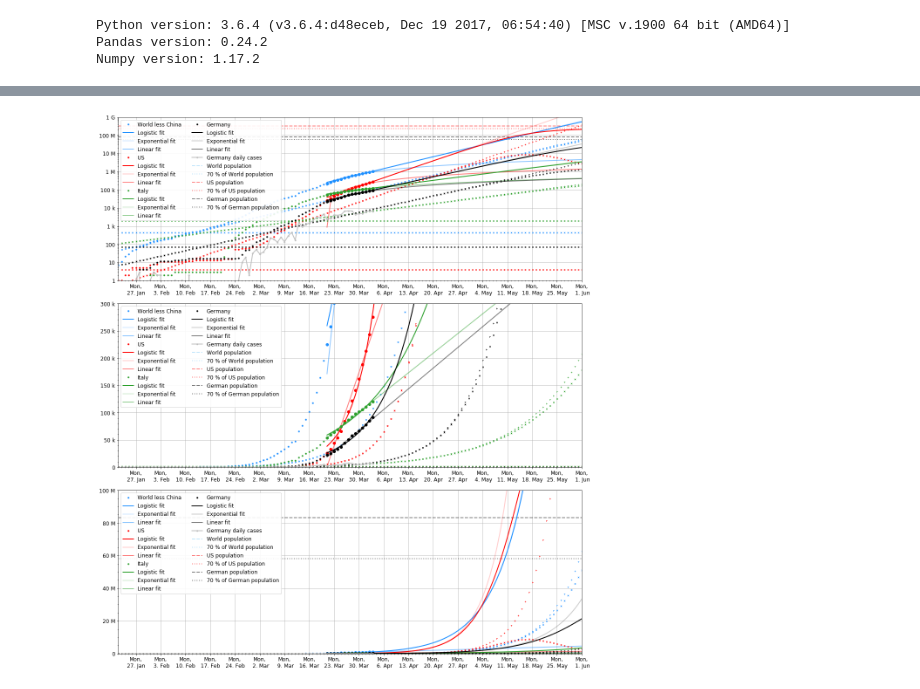
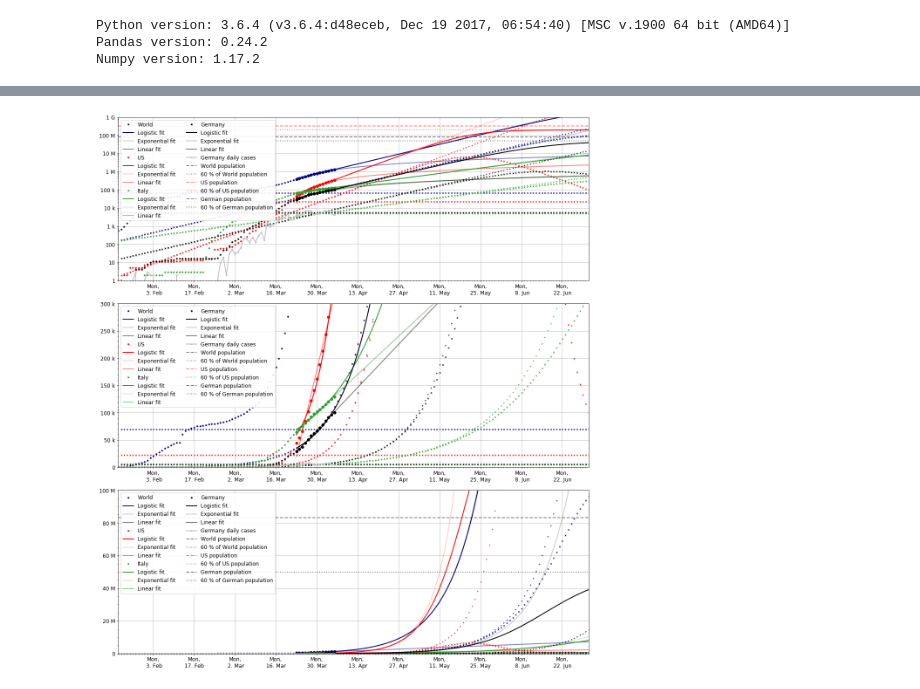
Before and after one commit to Maltev-git/Covid19-plots, a Jupyter notebook: Covid-19 predictions.ipynb, the cells around one changed output, grey strips where cells are left out. Cells and saved outputs as stored; diff of their text form; code cells hidden in the pictures.

Commit message:
update; updated sources; added link to Priesemann group; extended time scale to end of July

```diff
--- a/Covid-19 predictions.ipynb
+++ b/Covid-19 predictions.ipynb
@@ -831,4 +852,10 @@ fig.savefig("plots/plot_covid19_timeseries_logistic_fit.png")
 # %%
+# plot time series
+import matplotlib.dates as mdates
+months = mdates.MonthLocator()  # every month
+weeks = mdates.WeekdayLocator(byweekday=0, interval=2)  # every week
+days = mdates.DayLocator()  # every day
+
 # predictions for Germany
 # both exp and logistic fits
 # logistic with 100% and 70% population ceiling
@@ -839,7 +866,8 @@ from scipy import optimize
 from matplotlib.ticker import EngFormatter
 
 xmin = "2020-01-22"
-xmax = "2020-06-01"
+xmax = "2020-07-01"
+pop_ratio = 0.6
 
 def exp_func(x, a, b):
     return a * np.exp(b * x)
@@ -848,13 +876,13 @@ def logistic_func(x, a, b, x0):
     return a / (1 + np.exp(-b * (x - x0)))
 
 def logistic_func_de(x, b, x0):
-    return population_de * 0.7 / (1 + np.exp(-b * (x - x0)))
+    return population_de * pop_ratio / (1 + np.exp(-b * (x - x0)))
 def logistic_func_us(x, b, x0):
-    return population_us * 0.7 / (1 + np.exp(-b * (x - x0)))
+    return population_us * pop_ratio / (1 + np.exp(-b * (x - x0)))
 def logistic_func_it(x, b, x0):
-    return population_it * 0.7 / (1 + np.exp(-b * (x - x0)))
+    return population_it * pop_ratio / (1 + np.exp(-b * (x - x0)))
 def logistic_func_world(x, b, x0):
-    return population_world * 0.7 / (1 + np.exp(-b * (x - x0)))
+    return population_world * pop_ratio / (1 + np.exp(-b * (x - x0)))
 logistic_func_fixed =[logistic_func_world, logistic_func_us, logistic_func_it, logistic_func_de]
 
 def linear_func(x, a, x0):
@@ -867,8 +895,8 @@ x_pred_duration_dates = pd.date_range('2020-01-22', periods=pred_duration, freq=
 pred_range_de = slice(pred_duration, None)
 
 # fit exponential function to all regions
-regions = ["World less China", "US", "Italy", "Germany"]
-regions_lc = [lc4, lc2, lc3, lc10]
+regions = ["World", "US", "Italy", "Germany"]
+regions_lc = [lc8, lc2, lc3, lc10]
 regions_fit_ranges = [slice(-14, None), slice(-14, None), slice(-14, None), slice(-14, None)]
 regions_x_pred_plot_ranges = [slice(data_df["#"][item][0], None) for item in regions_fit_ranges]
 exp_params = []
@@ -878,12 +906,12 @@ calculations_df = pd.DataFrame(index=x_pred_duration_dates)
 for i, region in enumerate(regions):
     x_data = data_df["#"][regions_fit_ranges[i]]
     y_data = data_df[region][regions_fit_ranges[i]]
-    exp_params.append(optimize.curve_fit(exp_func, x_data, y_data, p0=[1, 0.05])[0])
-    logistic_params.append(optimize.curve_fit(logistic_func_fixed[i], x_data, y_data, p0=[0.01, 0.01])[0])
-    linear_params.append(optimize.curve_fit(linear_func, x_data, y_data, p0=[1.1, 0.1])[0])
+    exp_params.append(optimize.curve_fit(exp_func, x_data, y_data, p0=[200, 0.1])[0])
+    logistic_params.append(optimize.curve_fit(logistic_func_fixed[i], x_data, y_data, p0=[0.1, 100])[0])
+    linear_params.append(optimize.curve_fit(linear_func, x_data, y_data, p0=[5000, 50])[0])
     calculations_df[region+" exponential fit"] = exp_func(x_pred_duration, exp_params[i][0], exp_params[i][1])
     calculations_df[region+" logistic fit"] = logistic_func_fixed[i](x_pred_duration, logistic_params[i][0], logistic_params[i][1])
-    calculations_df[region+" linear fit"] = linear_func(x_pred_duration, exp_params[i][0], exp_params[i][1])
+    calculations_df[region+" linear fit"] = linear_func(x_pred_duration, linear_params[i][0], linear_params[i][1])
     calculations_df.insert(0, region+" exponential fit daily cases", calculations_df[region+" exponential fit"].diff(periods=1))
     calculations_df.insert(0, region+" logistic fit daily cases", calculations_df[region+" logistic fit"].diff(periods=1))
     calculations_df.insert(0, region+" linear fit daily cases", calculations_df[region+" linear fit"].diff(periods=1))
@@ -910,12 +938,12 @@ for i, region in enumerate(regions):
     ax.plot(calculations_df[region+" linear fit daily cases"], 'x', ms=3, label=region, **regions_lc[i])
 ax.plot(data_df["Germany daily cases"], 'o-', ms=3, label="Germany daily cases", **lc11)
 
-ax.hlines(y=population_world, xmin=xmin, xmax=xmax, linestyles='--', alpha=0.5, **lc7, label="World population")
-ax.hlines(y=population_world * 0.7, xmin=xmin, xmax=xmax, linestyles=':', alpha=0.5, **lc7, label="70 % of World population")
+ax.hlines(y=population_world, xmin=xmin, xmax=xmax, linestyles='--', alpha=0.5, **lc8, label="World population")
+ax.hlines(y=population_world * pop_ratio, xmin=xmin, xmax=xmax, linestyles=':', alpha=0.5, **lc8, label="{:d} % of World population".format(int(100*pop_ratio)))
 ax.hlines(y=population_us, xmin=xmin, xmax=xmax, linestyles='--', alpha=0.5, **lc2, label="US population")
-ax.hlines(y=population_us * 0.7, xmin=xmin, xmax=xmax, linestyles=':', alpha=0.5, **lc2, label="70 % of US population")
+ax.hlines(y=population_us * pop_ratio, xmin=xmin, xmax=xmax, linestyles=':', alpha=0.5, **lc2, label="{:d} % of US population".format(int(100*pop_ratio)))
 ax.hlines(y=population_de, xmin=xmin, xmax=xmax, linestyles='--', alpha=0.5, **lc10, label="German population")
-ax.hlines(y=population_de * 0.7, xmin=xmin, xmax=xmax, linestyles=':', alpha=0.5, **lc10, label="70 % of German population")
+ax.hlines(y=population_de * pop_ratio, xmin=xmin, xmax=xmax, linestyles=':', alpha=0.5, **lc10, label="{:d} % of German population".format(int(100*pop_ratio)))
 
 # settings
 ax.set_xlim(xmin, xmax)
@@ -941,12 +969,12 @@ for i, region in enumerate(regions):
     ax.plot(calculations_df[region+" linear fit daily cases"], 'x', ms=3, label=region, **regions_lc[i])
 ax.plot(data_df["Germany daily cases"], 'o-', ms=3, label="Germany daily cases", **lc11)
 
-ax.hlines(y=population_world, xmin=xmin, xmax=xmax, linestyles='--', alpha=0.5, **lc7, label="World population")
-ax.hlines(y=population_world * 0.7, xmin=xmin, xmax=xmax, linestyles=':', alpha=0.5, **lc7, label="70 % of World population")
+ax.hlines(y=population_world, xmin=xmin, xmax=xmax, linestyles='--', alpha=0.5, **lc8, label="World population")
+ax.hlines(y=population_world * pop_ratio, xmin=xmin, xmax=xmax, linestyles=':', alpha=0.5, **lc8, label="{:d} % of World population".format(int(100*pop_ratio)))
 ax.hlines(y=population_us, xmin=xmin, xmax=xmax, linestyles='--', alpha=0.5, **lc2, label="US population")
-ax.hlines(y=population_us * 0.7, xmin=xmin, xmax=xmax, linestyles=':', alpha=0.5, **lc2, label="70 % of US population")
+ax.hlines(y=population_us * pop_ratio, xmin=xmin, xmax=xmax, linestyles=':', alpha=0.5, **lc2, label="{:d} % of US population".format(int(100*pop_ratio)))
 ax.hlines(y=population_de, xmin=xmin, xmax=xmax, linestyles='--', alpha=0.5, **lc10, label="German population")
-ax.hlines(y=population_de * 0.7, xmin=xmin, xmax=xmax, linestyles=':', alpha=0.5, **lc10, label="70 % of German population")
+ax.hlines(y=population_de * pop_ratio, xmin=xmin, xmax=xmax, linestyles=':', alpha=0.5, **lc10, label="{:d} % of German population".format(int(100*pop_ratio)))
 
 # settings
 ax.set_xlim(xmin, xmax)
@@ -972,37 +1000,37 @@ for i, region in enumerate(regions):
     ax.plot(calculations_df[region+" linear fit daily cases"], 'x', ms=3, label=region, **regions_lc[i])
 ax.plot(data_df["Germany daily cases"], 'o-', ms=3, label="Germany daily cases", **lc11)
 
-ax.hlines(y=population_world, xmin=xmin, xmax=xmax, linestyles='--', alpha=0.5, **lc7, label="World population")
-ax.hlines(y=population_world * 0.7, xmin=xmin, xmax=xmax, linestyles=':', alpha=0.5, **lc7, label="70 % of World population")
+ax.hlines(y=population_world, xmin=xmin, xmax=xmax, linestyles='--', alpha=0.5, **lc8, label="World population")
+ax.hlines(y=population_world * pop_ratio, xmin=xmin, xmax=xmax, linestyles=':', alpha=0.5, **lc8, label="{:d} % of World population".format(int(100*pop_ratio)))
 ax.hlines(y=population_us, xmin=xmin, xmax=xmax, linestyles='--', alpha=0.5, **lc2, label="US population")
-ax.hlines(y=population_us * 0.7, xmin=xmin, xmax=xmax, linestyles=':', alpha=0.5, **lc2, label="70 % of US population")
+ax.hlines(y=population_us * pop_ratio, xmin=xmin, xmax=xmax, linestyles=':', alpha=0.5, **lc2, label="{:d} % of US population".format(int(100*pop_ratio)))
 ax.hlines(y=population_de, xmin=xmin, xmax=xmax, linestyles='--', alpha=0.5, **lc10, label="German population")
-ax.hlines(y=population_de * 0.7, xmin=xmin, xmax=xmax, linestyles=':', alpha=0.5, **lc10, label="70 % of German population")
+ax.hlines(y=population_de * pop_ratio, xmin=xmin, xmax=xmax, linestyles=':', alpha=0.5, **lc10, label="{:d} % of German population".format(int(100*pop_ratio)))
 
 # settings
 ax.set_xlim(xmin, xmax)
 ax.set_ylim(1, 1e8)
 
 #ax.set_xlabel("x")
 #ax.set_ylabel("y")
 #ax.set_title("My")
 #ax.set_xscale('log')
 #ax.set_yscale('log')
 
 # general settings
 for ax in axes:
     ax.minorticks_on()
     ax.xaxis.set_major_locator(weeks)
     ax.xaxis.set_minor_locator(days)
     ax.xaxis.set_major_formatter(mdates.DateFormatter("%a,\n%e. %b"))
     ax.yaxis.set_major_formatter(EngFormatter(unit=''))
     ax.legend(loc='upper left', ncol=2) # fontsize='small'
     ax.grid(True)
 
 
 # show and save
 plt.tight_layout()
 plt.show()
 fig.savefig("plots/plot_covid19_timeseries_predictions_test.png")
 # %% [output]
-[figure, old version]
+[figure, new version]
```
Also changed, not shown: parts of 10 cells of this notebook, 20 other files.
